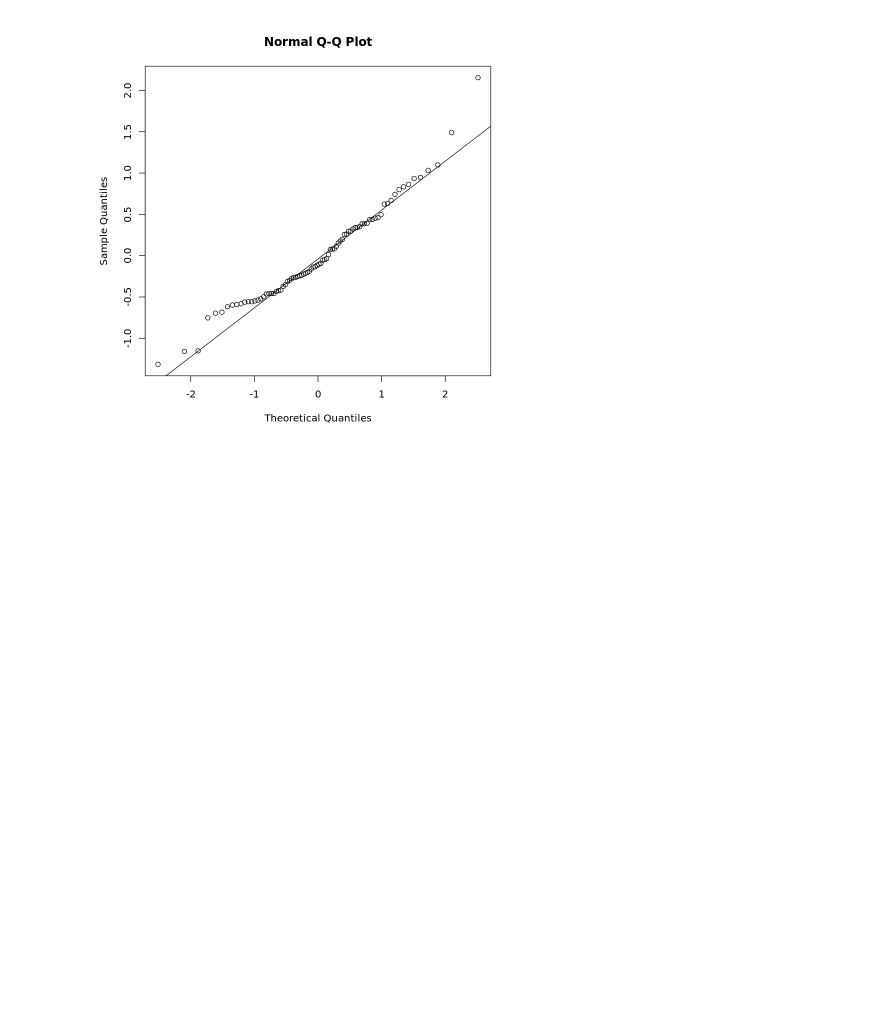
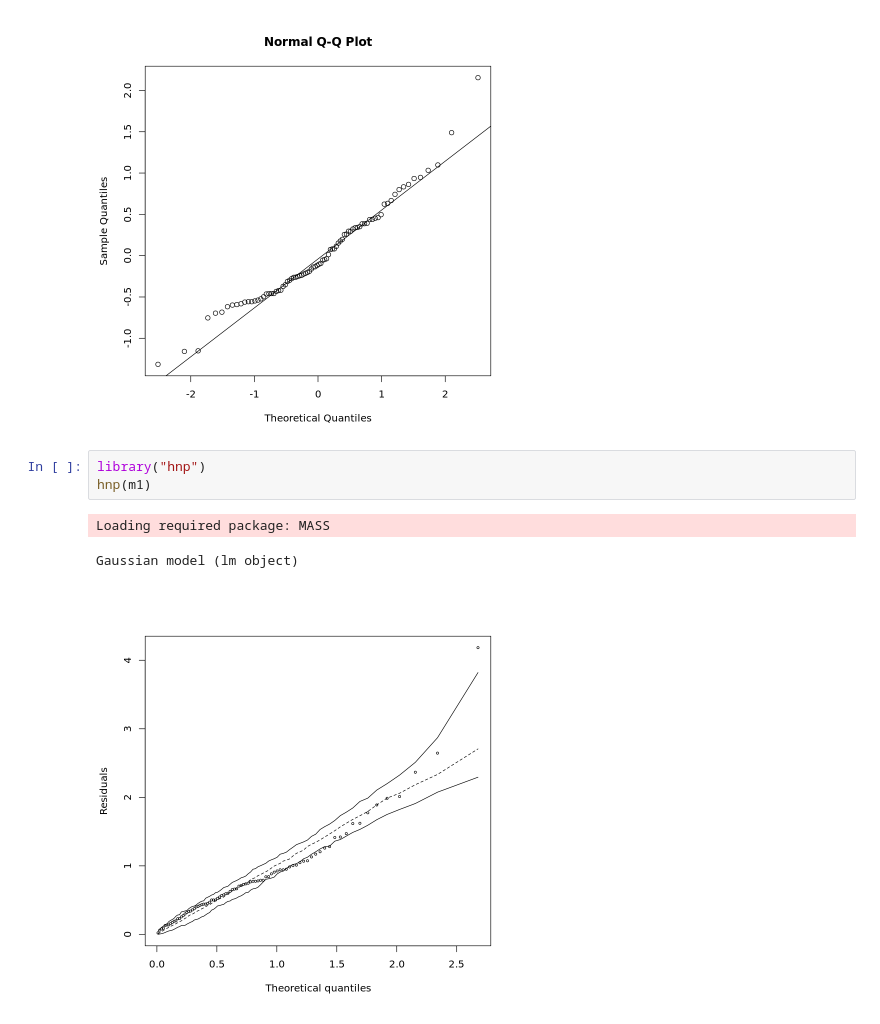
Before and after one commit to arsilva87/statsbook, a Jupyter notebook: Jupyter_notebooks/Script_Cap13.ipynb, the cells around one changed output. Cells and saved outputs as stored; diff of their text form; blank space fills up the shorter version.

```diff
--- a/Jupyter_notebooks/Script_Cap13.ipynb
+++ b/Jupyter_notebooks/Script_Cap13.ipynb
@@ -136,3 +136,10 @@ qqnorm(ro)
 qqline(ro)
 # %% [output]
 [figure]
+# %%
+library("hnp")
+hnp(m1)
+# %% [output]
+Loading required package: MASS
+Gaussian model (lm object)
+[figure, added]
```
Also changed, not shown: 9 other files.
